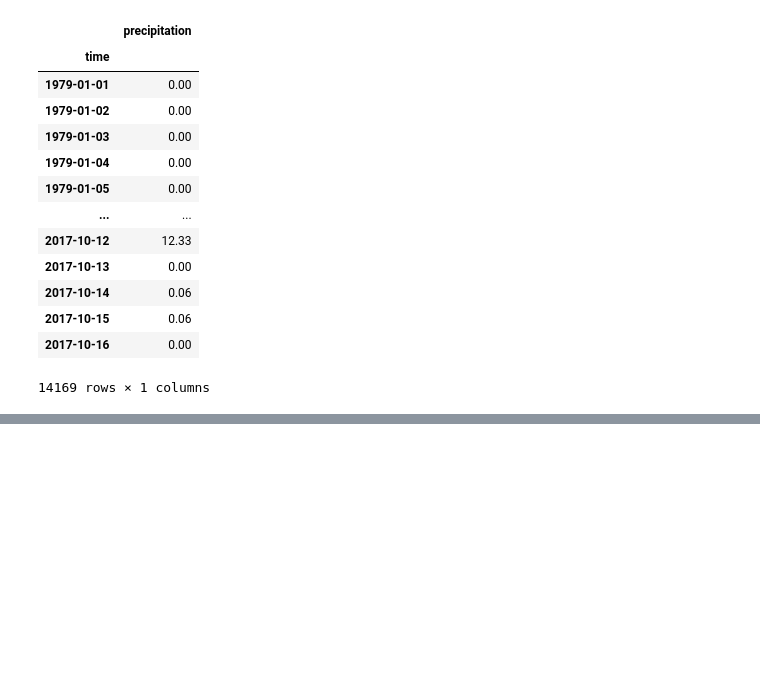
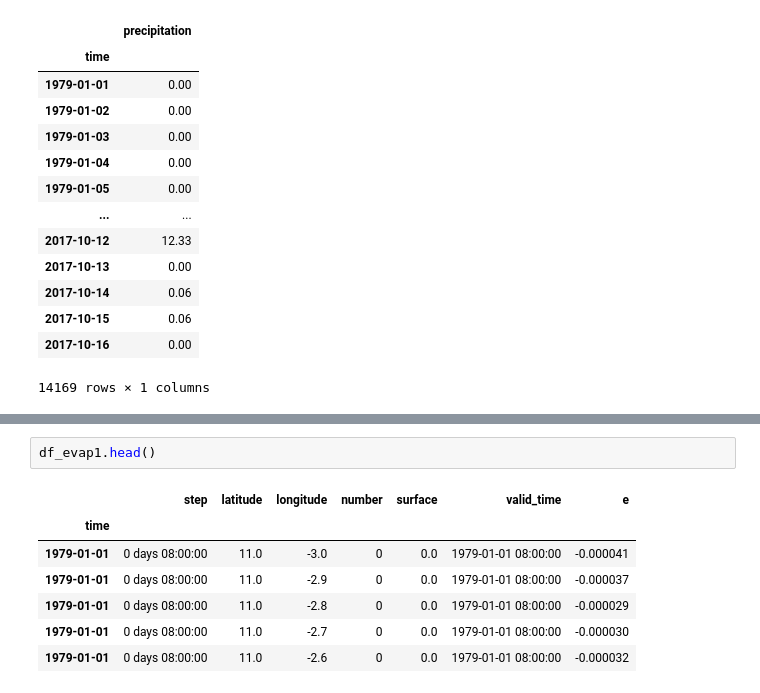
Before and after one commit to ehuistra/volta-case, a Jupyter notebook: Hydrological_and_climate_Data_analysis.ipynb, the cells around one changed output, grey strips where cells are left out. Cells and saved outputs as stored; diff of their text form; blank space fills up the shorter version.

```diff
--- a/Hydrological_and_climate_Data_analysis.ipynb
+++ b/Hydrological_and_climate_Data_analysis.ipynb
@@ -389,0 +187,10 @@ KeyboardInterrupt:
+# %%
+df_evap1.head()
+# %% [output]
+|  | step | latitude | longitude | number | surface | valid_time | e |
+| time |  |  |  |  |  |  |  |
+| 1979-01-01 | 0 days 08:00:00 | 11.0 | -3.0 | 0 | 0.0 | 1979-01-01 08:00:00 | -0.000041 |
+| 1979-01-01 | 0 days 08:00:00 | 11.0 | -2.9 | 0 | 0.0 | 1979-01-01 08:00:00 | -0.000037 |
+| 1979-01-01 | 0 days 08:00:00 | 11.0 | -2.8 | 0 | 0.0 | 1979-01-01 08:00:00 | -0.000029 |
+| 1979-01-01 | 0 days 08:00:00 | 11.0 | -2.7 | 0 | 0.0 | 1979-01-01 08:00:00 | -0.000030 |
+| 1979-01-01 | 0 days 08:00:00 | 11.0 | -2.6 | 0 | 0.0 | 1979-01-01 08:00:00 | -0.000032 |
```
Also changed, not shown: parts of 18 cells of this notebook, 1 other file.
